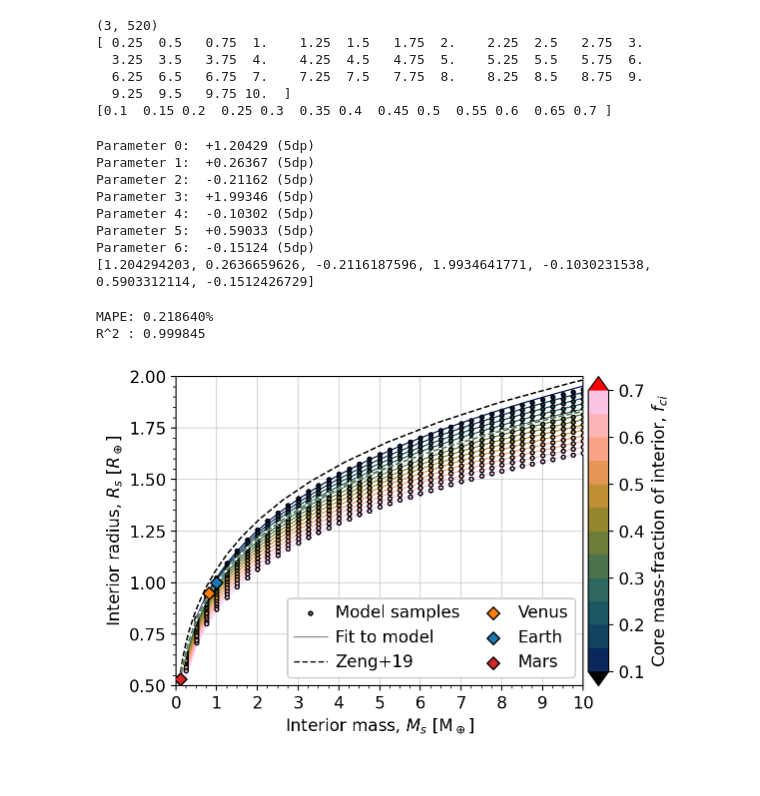
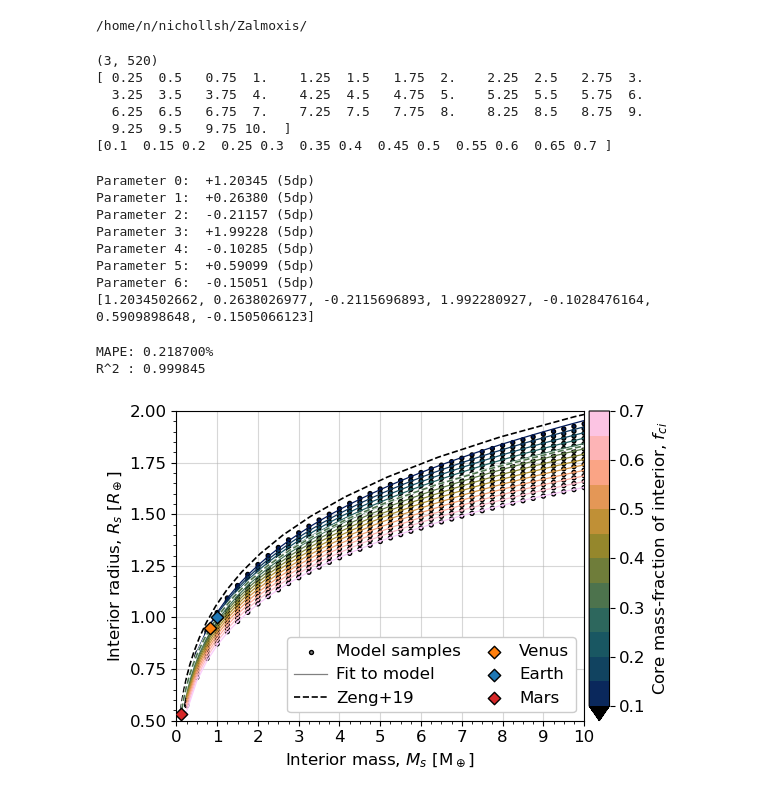
Before and after one commit to FormingWorlds/Zalmoxis, a Jupyter notebook: src/tools/paper_plot.ipynb, the cells around one changed output. Cells and saved outputs as stored; diff of their text form; code cells hidden in the pictures.

Commit message:
Update plot

```diff
--- a/src/tools/paper_plot.ipynb
+++ b/src/tools/paper_plot.ipynb
@@ -15,8 +15,13 @@ import matplotlib as mpl
 import matplotlib.cm as cm
 import cmcrameri
 
+ZALMOXIS_ROOT = os.environ.get("ZALMOXIS_ROOT")
+print(ZALMOXIS_ROOT)
+
 # %matplotlib widget
-%config InlineBackend.figure_format = 'retina'
+# %config InlineBackend.figure_format = 'retina'
+# %% [output]
+/home/n/nichollsh/Zalmoxis/
 # %%
 # Zeng pure silicate
 zeng_sil = [ [0.0094, 0.2533], [0.0133, 0.2831], [0.0188, 0.3167], [0.0263, 0.3533], [0.0363, 0.3926], [0.0502, 0.436], [0.0668, 0.4778], [0.0883, 0.5214], [0.1151, 0.5659], [0.1453, 0.6064], [0.1882, 0.6542], [0.2467, 0.7083], [0.3252, 0.7682], [0.4289, 0.8332], [0.5643, 0.9031], [0.7393, 0.9772], [0.9634, 1.0552], [1.2479, 1.1368], [1.6061, 1.2214], [2.0541, 1.3089], [2.6105, 1.3987], [3.2973, 1.4906], [4.1404, 1.5844], [5.1702, 1.6797], [6.4220, 1.7763], [7.9376, 1.8739], [9.7656, 1.9725], [11.9628, 2.0718], [14.5957, 2.1716], [17.7419, 2.2719], [21.4589, 2.3716], [25.6899, 2.4665], [30.5051, 2.5564], [35.9972, 2.6420], [42.2655, 2.7237], [49.4164, 2.8016], [57.5637, 2.8759], [66.8285, 2.9467], [77.339, 3.0138], [89.2314, 3.0774], [102.6513, 3.1372], [117.7562, 3.1933], [134.7189, 3.2455], [153.7329, 3.2941], [175.0178, 3.3389], [198.8262, 3.3801], [225.4501, 3.4179], [255.2280, 3.4524], [288.5492, 3.484], [325.8570, 3.5128], [367.6497, 3.539], [414.4773, 3.5629], [466.9373, 3.5847], [525.6648, 3.6044], [591.3243, 3.6222], [664.5985, 3.6379] ]
@@ -30,7 +35,7 @@ M_earth = 5.972e24
 R_earth = 6.371e6
 # %%
 # Directory containing the data files
-output_dir = "../../output_files/"
+output_dir = os.path.join(ZALMOXIS_ROOT,"output_files") + "/"
 
 # Regex to extract M and C from filenames
 pattern = re.compile(r"planet_profile_M([\d\.]+)_C([\d\.]+)\.txt")
@@ -79,14 +84,14 @@ for i,p in enumerate(popt):
 
 print([float(round(p,10)) for p in popt])
 # %% [output]
-Parameter 0:  +1.20429 (5dp)
-Parameter 1:  +0.26367 (5dp)
-Parameter 2:  -0.21162 (5dp)
-Parameter 3:  +1.99346 (5dp)
-Parameter 4:  -0.10302 (5dp)
-Parameter 5:  +0.59033 (5dp)
-Parameter 6:  -0.15124 (5dp)
-[1.204294203, 0.2636659626, -0.2116187596, 1.9934641771, -0.1030231538, 0.5903312114, -0.1512426729]
+Parameter 0:  +1.20345 (5dp)
+Parameter 1:  +0.26380 (5dp)
+Parameter 2:  -0.21157 (5dp)
+Parameter 3:  +1.99228 (5dp)
+Parameter 4:  -0.10285 (5dp)
+Parameter 5:  +0.59099 (5dp)
+Parameter 6:  -0.15051 (5dp)
+[1.2034502662, 0.2638026977, -0.2115696893, 1.992280927, -0.1028476164, 0.5909898648, -0.1505066123]
 # %%
 y_dat = []
 y_fit = []
@@ -115,7 +120,7 @@ ss_tot = np.sum((y_dat - np.mean(y_dat)) ** 2)
 R2 = 1 - (ss_res / ss_tot)
 print(f"R^2 : {R2:2.6f}")
 # %% [output]
-MAPE: 0.218640%
+MAPE: 0.218700%
 R^2 : 0.999845
 # %%
 
@@ -124,7 +129,7 @@ cmax = 0.7
 
 cmap = deepcopy(cmcrameri.cm.batlow)
 cmap.set_under('k')
-cmap.set_over('r')
+# cmap.set_over('r')
 
 norm = mpl.colors.Normalize(vmin=cmin, vmax=cmax)
 sm = cm.ScalarMappable(norm=norm, cmap=cmap)
@@ -135,11 +140,12 @@ fig,ax = plt.subplots(figsize=(6,4))
 # Model samples
 s = 8
 ax.scatter([],[], s=s, color='grey', label="Model samples", edgecolors='k')
+x, y, c = [], [], []
 for p in points:
-    x = p[0]
-    y = p[2]
-    col = sm.to_rgba(p[1])
-    ax.scatter(x, y, color=col, zorder=9, edgecolors='k', s=s)
+    x.append(p[0])
+    y.append(p[2])
+    c.append(sm.to_rgba(p[1]))
+ax.scatter(x, y, color=c, zorder=5, edgecolors='k', s=s)
 
 # Show fitted curve
 ax.plot(    [],[],lw=0.9, color='grey', label="Fit to model", ls='solid')
@@ -150,10 +156,10 @@ for i,c_tst in enumerate(core_unique):
 
 # Zeng2019 curves
 pez = [pe.Stroke(linewidth=4, foreground='k'), pe.Normal()]
-lwz = 1.1
-ax.plot(zeng_sil[0], zeng_sil[1], zorder=301, ls='solid',  lw=lwz*1.4, color='w')
+lwz = 1.2
+ax.plot(zeng_sil[0], zeng_sil[1], zorder=301, ls='solid',  lw=lwz*1.6, color='w')
 ax.plot(zeng_sil[0], zeng_sil[1], zorder=302, ls='dashed', lw=lwz,color=sm.to_rgba(0.0), label="Zeng+19")
-ax.plot(zeng_mix[0], zeng_mix[1], zorder=311, ls='solid',  lw=lwz*1.4, color='w')
+ax.plot(zeng_mix[0], zeng_mix[1], zorder=311, ls='solid',  lw=lwz*1.6, color='w')
 ax.plot(zeng_mix[0], zeng_mix[1], zorder=312, ls='dashed', lw=lwz, color=sm.to_rgba(0.325))
 
 # Known planets (radius/km, mass/1e24kg)
@@ -166,32 +172,32 @@ planets = {
 }
 for p,v in planets.items():
     ax.scatter(v[1]*1e24/M_earth, v[0]*1e3/R_earth, label=p, zorder=900, s=40, marker='D', edgecolors='k', color=v[2])
 
 ax.set_xlabel(r'Interior mass, $M_s$ [M$_\oplus$]')
 ax.set_xlim(left=0, right=10)
 ax.xaxis.set_major_locator(mpl.ticker.MultipleLocator(1.0))
 ax.xaxis.set_minor_locator(mpl.ticker.MultipleLocator(0.25))
 
 ax.set_ylabel(r'Interior radius, $R_s$ [$R_\oplus$]')
 ax.set_ylim(bottom=0.50, top=2.0)
 ax.yaxis.set_major_locator(mpl.ticker.MultipleLocator(0.25))
 ax.yaxis.set_minor_locator(mpl.ticker.MultipleLocator(0.05))
 
 ax.legend(framealpha=1, loc='lower right', ncol=2,
           handletextpad=0.5, columnspacing=1.0)
 
 ax.grid(zorder=-10, alpha=0.5)
 
 cax =  make_axes_locatable(ax).append_axes("right", size="5%",pad=0.05)
 bnd = np.arange(cmin,cmax+0.05,0.05)
 tck = np.arange(cmin,cmax+0.1,0.1)
 cb = fig.colorbar(sm, cax=cax, label=r"Core mass-fraction of interior, $f_{ci}$",
                   boundaries=bnd, ticks=tck,
-                  extend='both')
+                  extend='min')
 cb.ax.set_ylim(bottom=cmin, top=cmax)
 
 fig.tight_layout()
 plt.show()
 fig.savefig(output_dir+"interior.pdf", bbox_inches='tight')
 # %% [output]
-[figure, old version]
+[figure, new version]
```
